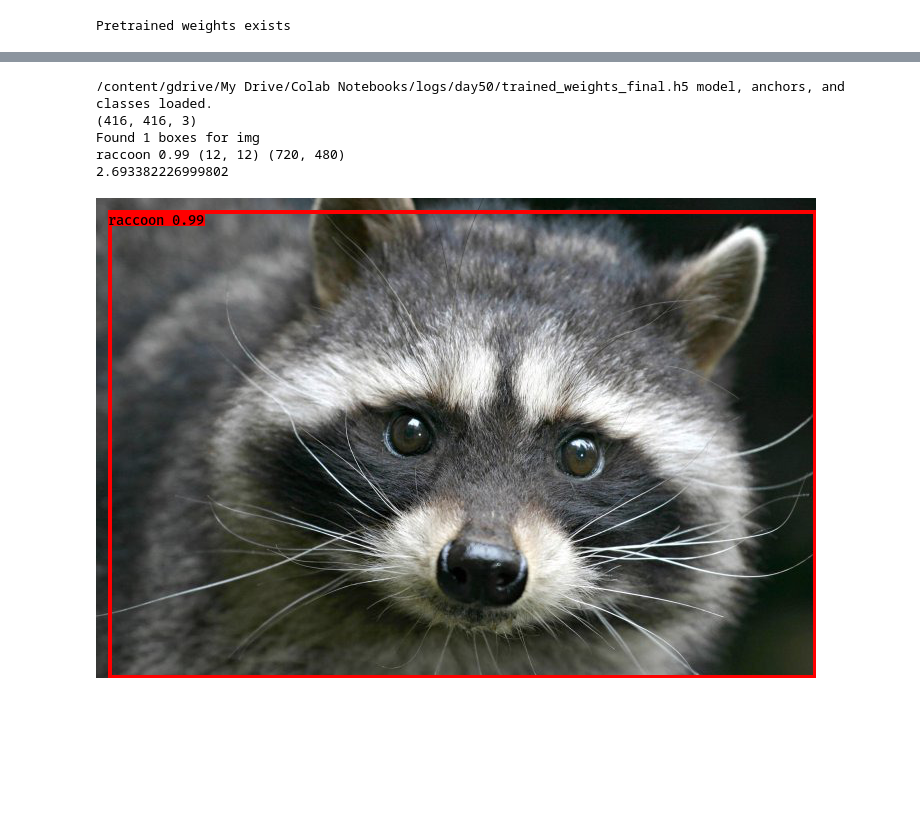
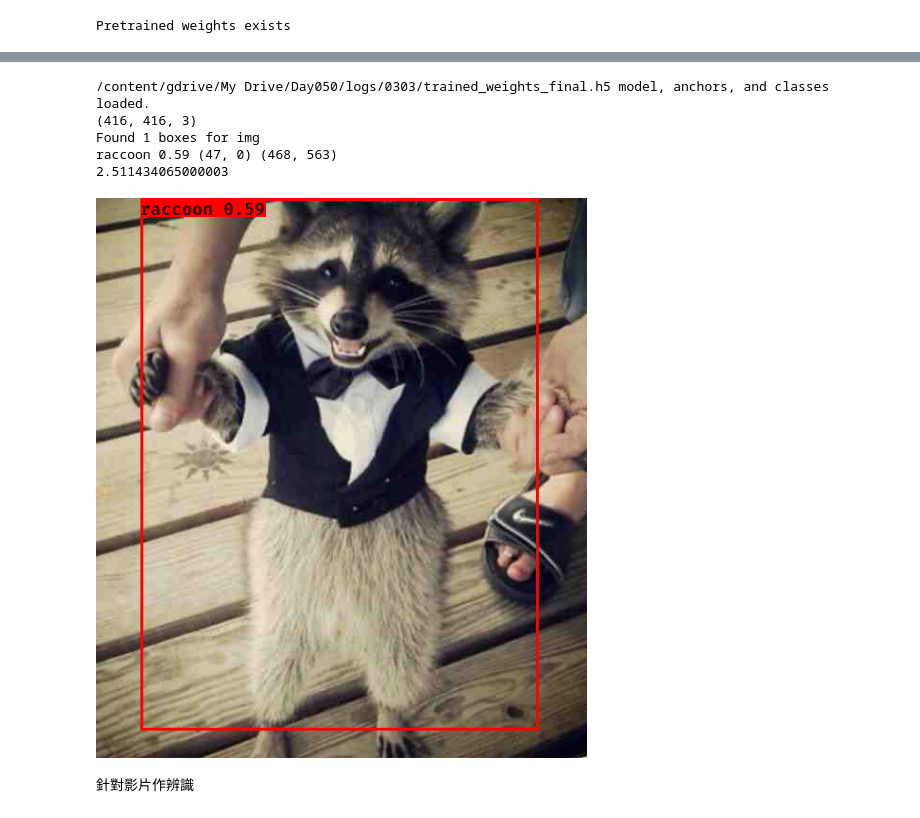
Before and after one commit to gausschang/1st-DL-CVMarathon, a Jupyter notebook: Day050_HomeWork.ipynb, the cells around one changed output, grey strips where cells are left out. Cells and saved outputs as stored; diff of their text form; code cells hidden in the pictures; blank space fills up the shorter version.

```diff
--- a/Day050_HomeWork.ipynb
+++ b/Day050_HomeWork.ipynb
@@ -294,5 +278,5 @@ Epoch 00093: early stopping
 # %%
 from PIL import Image
-%cd 'gdrive/My Drive/Colab Notebooks'
-image = Image.open('raccoon-test.jpg')
+%cd '/content/gdrive/My Drive/Day050/'
+image = Image.open('raccoon-37.jpg')
 # %% [output]
@@ -306,16 +289,18 @@ from yolo import YOLO
 # %%
-log_dir="/content/gdrive/My Drive/Colab Notebooks/logs/day50/"
-classes_path = '/content/gdrive/My Drive/Colab Notebooks/keras-yolo3-master/model_data/animal_classes.txt'
+log_dir="/content/gdrive/My Drive/Day050/logs/0303/"
+classes_path = '/content/gdrive/My Drive/Day050/keras-yolo3-master/model_data/animal_classes.txt'
 yolo_model = YOLO(model_path=log_dir + 'trained_weights_final.h5', classes_path=classes_path)
 r_image = yolo_model.detect_image(image)
 r_image
 # %% [output]
-/content/gdrive/My Drive/Colab Notebooks/logs/day50/trained_weights_final.h5 model, anchors, and classes loaded.
+/content/gdrive/My Drive/Day050/logs/0303/trained_weights_final.h5 model, anchors, and classes loaded.
 (416, 416, 3)
 Found 1 boxes for img
-raccoon 0.99 (12, 12) (720, 480)
-2.693382226999802
+raccoon 0.59 (47, 0) (468, 563)
+2.511434065000003
-[figure, old version]
+[figure, new version]
+# %% [markdown]
+針對影片作辨識
 # %%
 import cv2
 import numpy as np
```
Also changed, not shown: parts of 17 cells of this notebook.
